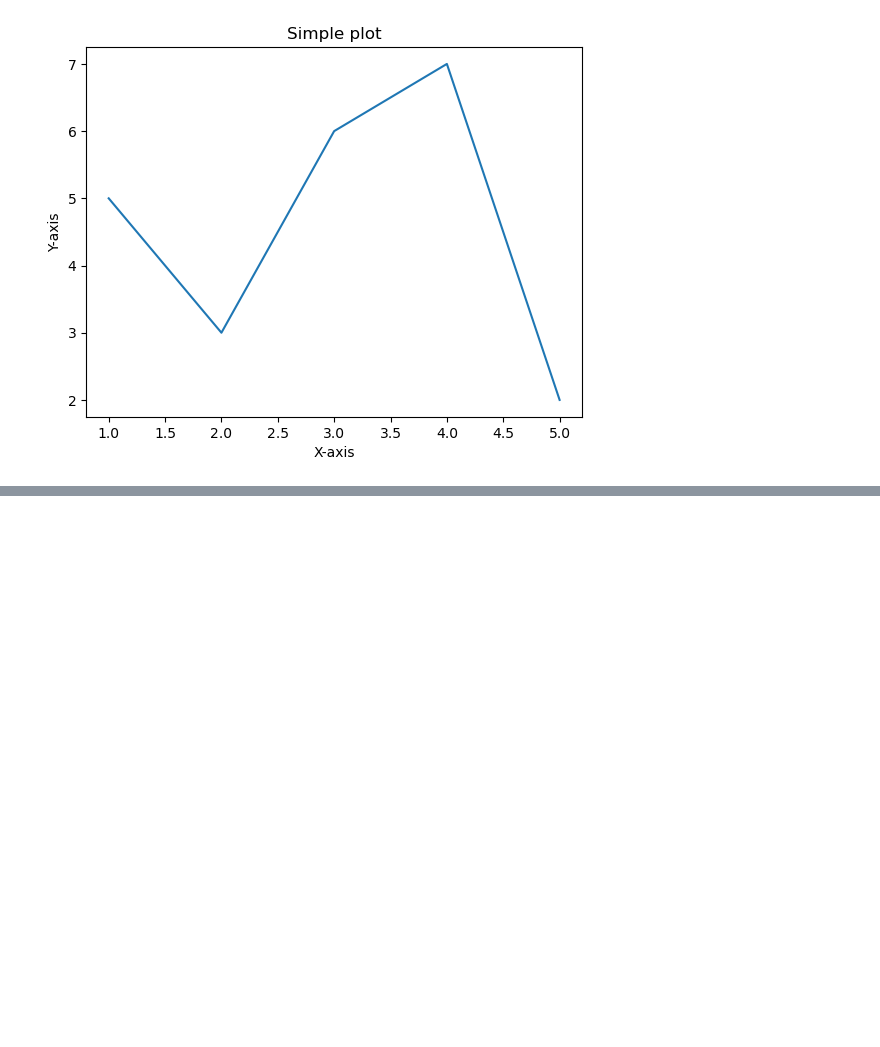
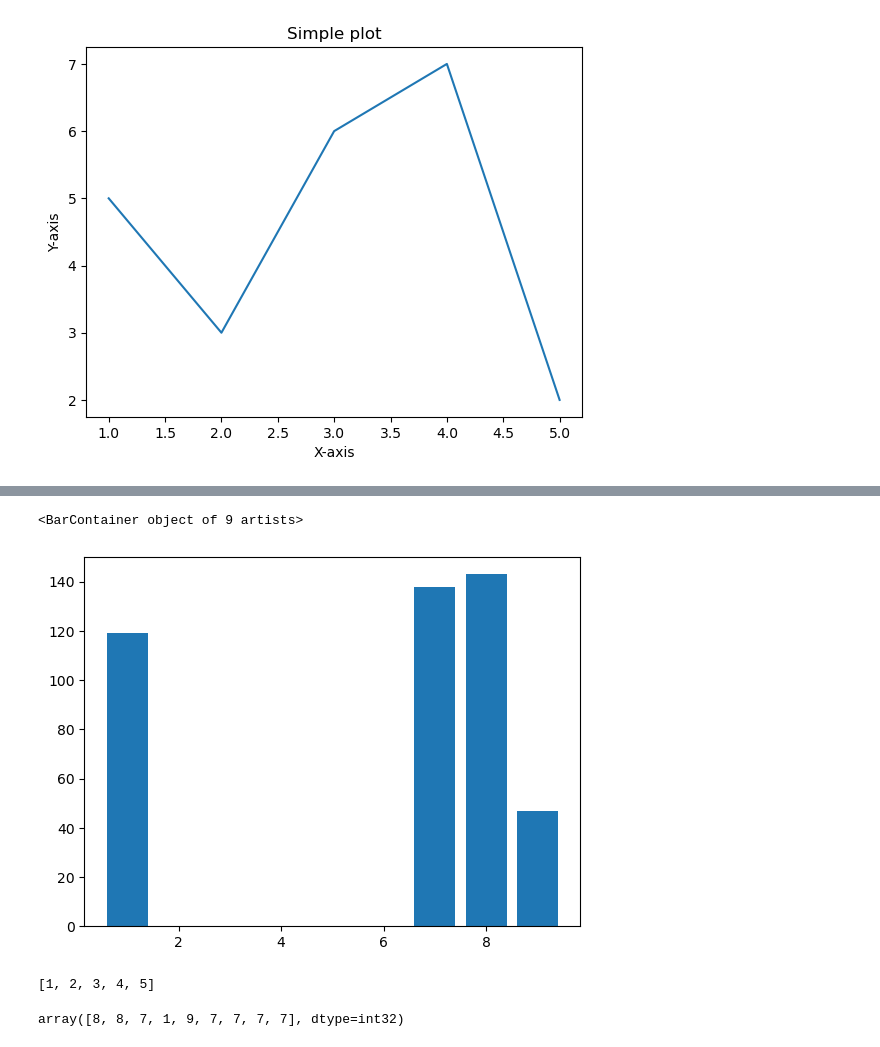
Before and after one commit to KabinGamal/Numpy_pandas, a Jupyter notebook: Introduction-to-numy.ipynb, the cells around one changed output, grey strips where cells are left out. Drawn from its saved outputs; the diff is of its cells as text; code cells hidden in the pictures; blank space fills up the shorter version.

```diff
--- a/Introduction-to-numy.ipynb
+++ b/Introduction-to-numy.ipynb
@@ -780,0 +693,14 @@ x.mean().shape
+# %%
+fig ,ax =plt.subplots()
+ax.bar(kabs,sabs)
+# %% [output]
+<BarContainer object of 9 artists>
+[figure, added]
+# %%
+x
+# %% [output]
+[1, 2, 3, 4, 5]
+# %%
+kabs
+# %% [output]
+array([8, 8, 7, 1, 9, 7, 7, 7, 7], dtype=int32)
```
Also changed, not shown: parts of 45 cells of this notebook.
